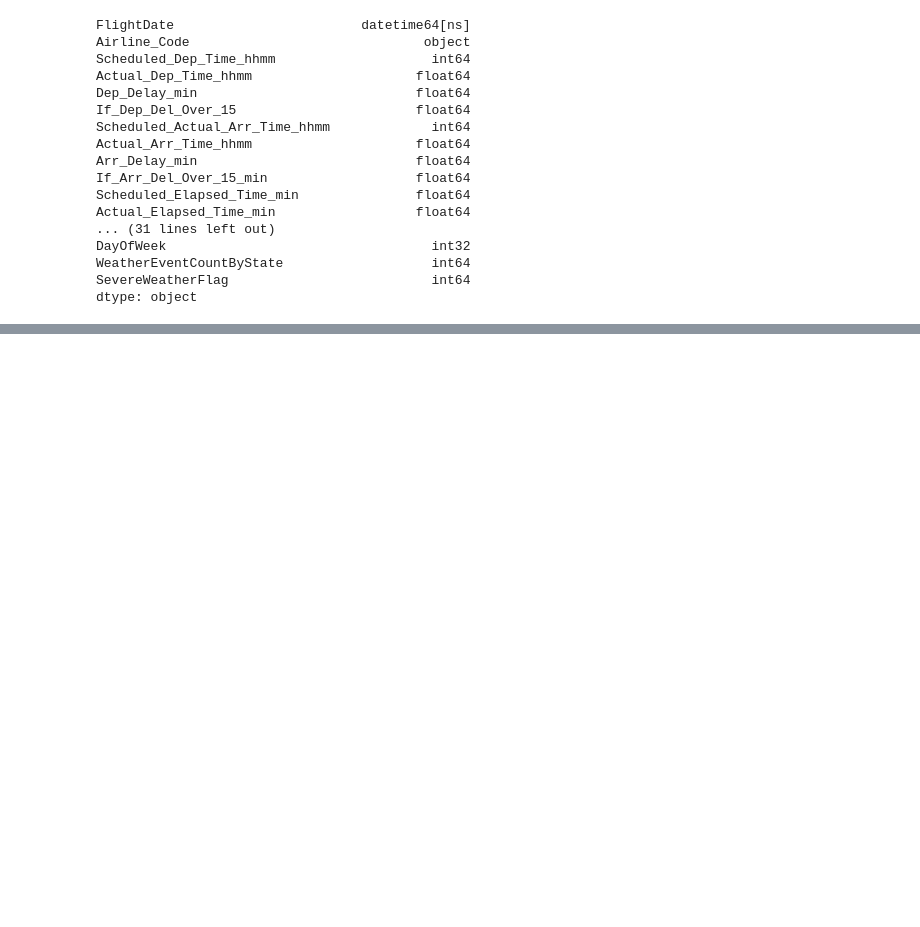
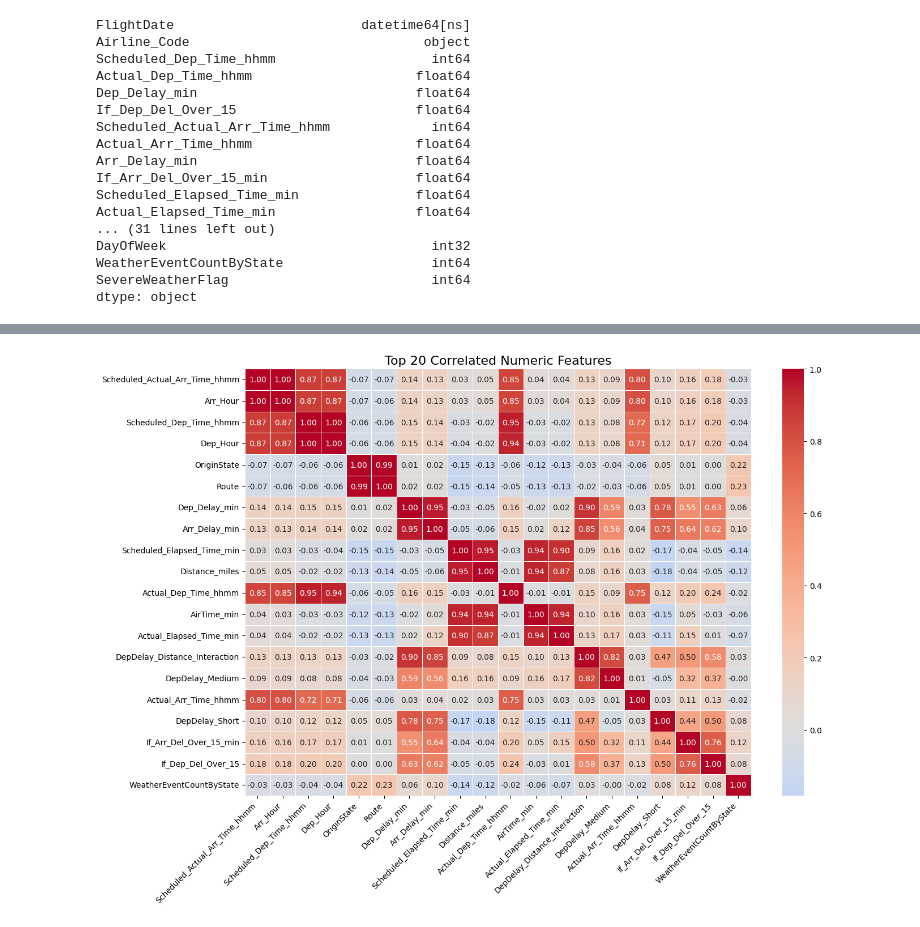
Before and after one commit to harshgupta6789/cap5771sp25-project, a Jupyter notebook: Scripts/feature_engineering.ipynb, the cells around one changed output, grey strips where cells are left out. Cells and saved outputs as stored; diff of their text form; code cells hidden in the pictures; blank space fills up the shorter version.

Commit message:
feature selection

```diff
--- a/Scripts/feature_engineering.ipynb
+++ b/Scripts/feature_engineering.ipynb
@@ -362,0 +392,6 @@ dtype: object
+# %%
+categorical_cols = ['Airline_Code', 'OriginState', 'DestState', 'Origin_City', 'Dest_City',
+                    'WEATHER_TYPE', 'WEATHER_SOURCE', 'DepTimeOfDay', 'ArrTimeOfDay',
+                    'Distance_Bins_miles', 'Route']
+
+df_encoded = encode_categorical_columns(df, categorical_cols)
@@ -362,0 +413,25 @@ dtype: object
+# %%
+# eda.draw_correlation_heatmap(df_encoded)
+numeric_df = df_encoded.select_dtypes(include='number')
+
+# Step 2: Compute the correlation matrix
+correlation_matrix = numeric_df.corr().abs().fillna(0)
+
+# Step 3: Find top 20 correlated features (by maximum correlation with any other feature)
+# (ignoring self-correlation)
+upper_tri = correlation_matrix.where(~np.eye(correlation_matrix.shape[0],dtype=bool))
+top_features = upper_tri.max().sort_values(ascending=False).head(20).index
+
+# Step 4: Subset the matrix to top features
+top_corr = numeric_df[top_features].corr()
+
+# Step 5: Plot heatmap
+plt.figure(figsize=(14, 10))
+sns.heatmap(top_corr, annot=True, cmap='coolwarm', center=0, fmt=".2f", linewidths=0.5)
+plt.title("Top 20 Correlated Numeric Features", fontsize=16)
+plt.xticks(rotation=45, ha='right')
+plt.yticks(rotation=0)
+plt.tight_layout()
+plt.show()
+# %% [output]
+[figure, added]
```
Also changed, not shown: parts of 6 cells of this notebook, 1 other file.
